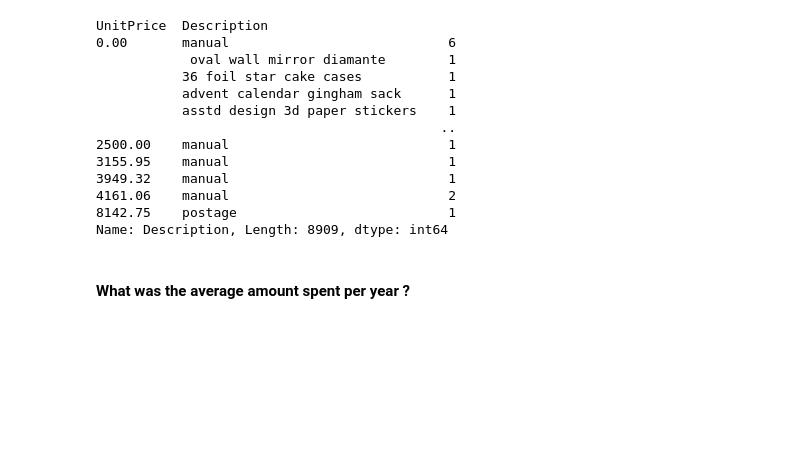
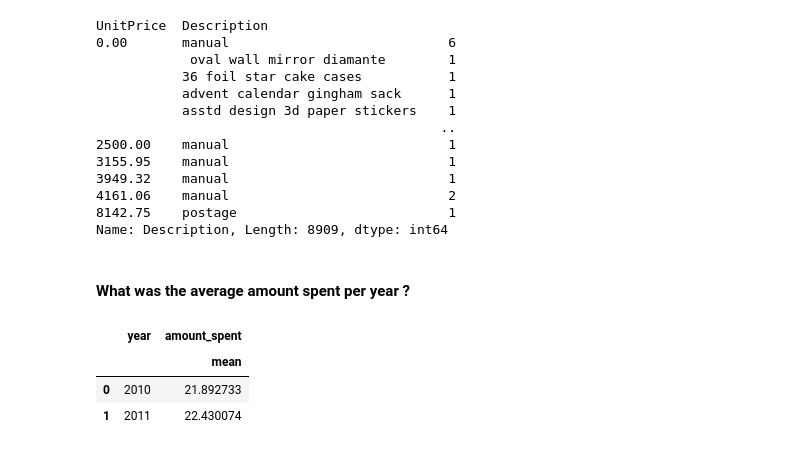
Before and after one commit to ironhack-datalabs/datamad1020-rev, a Jupyter notebook: module-2/lab-subsetting-and-descriptive-stats/your-code/main.ipynb, the cells around one changed output. Cells and saved outputs as stored; diff of their text form; code cells hidden in the pictures; blank space fills up the shorter version.

```diff
--- a/module-2/lab-subsetting-and-descriptive-stats/your-code/main.ipynb
+++ b/module-2/lab-subsetting-and-descriptive-stats/your-code/main.ipynb
@@ -553,0 +552,9 @@ Name: Description, Length: 8909, dtype: int64
+# %%
+orders.groupby(['year'])\
+    .agg({'amount_spent': ['mean']})\
+     .reset_index()
+# %% [output]
+|  | year | amount_spent |
+|  |  | mean |
+| 0 | 2010 | 21.892733 |
+| 1 | 2011 | 22.430074 |
```
Also changed, not shown: parts of 1 cell of this notebook.
